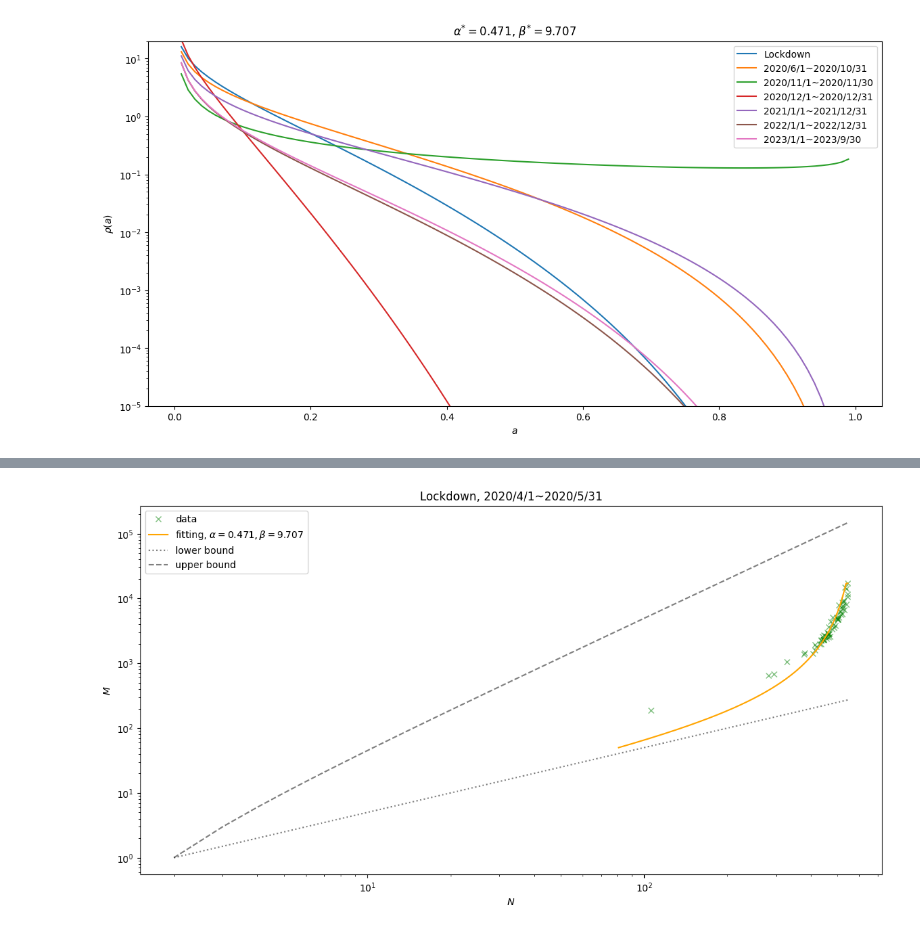
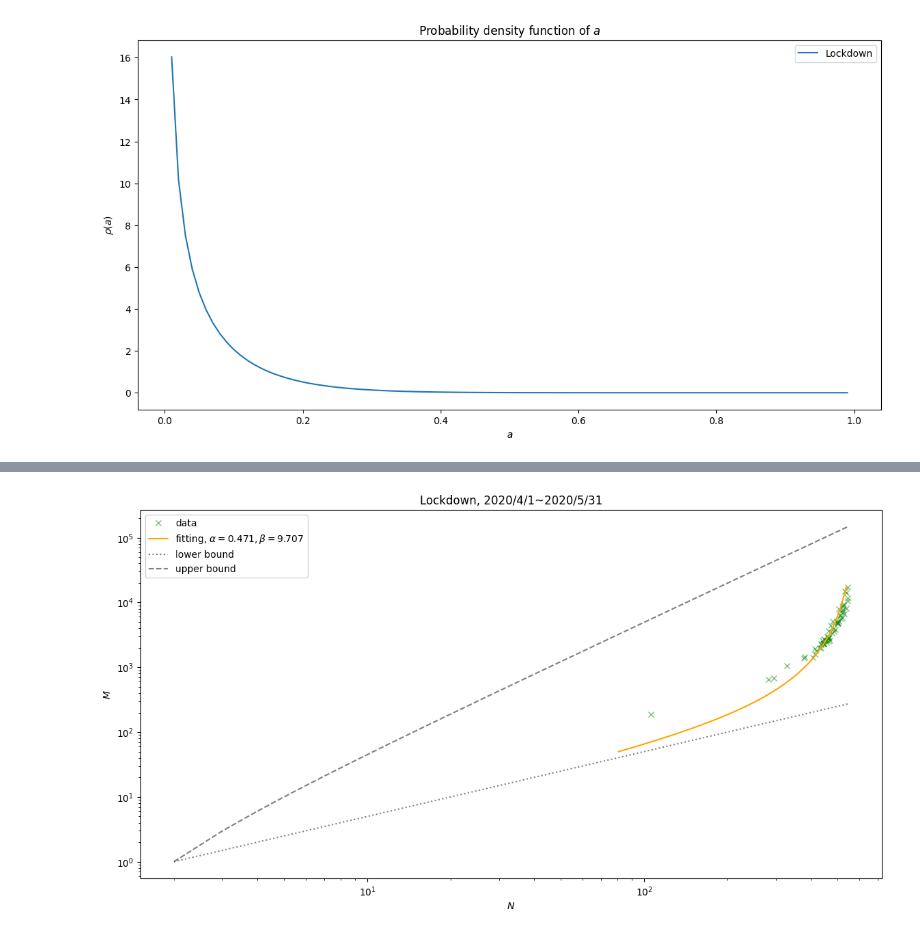
Before and after one commit to yiadka/mobility_scaling, a Jupyter notebook: notebooks/nmscaling.ipynb, the cells around one changed output, grey strips where cells are left out. Cells and saved outputs as stored; diff of their text form; code cells hidden in the pictures.

```diff
--- a/notebooks/nmscaling.ipynb
+++ b/notebooks/nmscaling.ipynb
@@ -100,24 +100,25 @@ label_list = ["Lockdown", "2020/6/1~2020/10/31", "2020/11/1~2020/11/30", "2020/1
 # %%
 a = np.arange(0, 1, 0.01)
 plt.figure(figsize=(14,7))
 plt.plot(a, rho(a, alpha_list[0], beta_list[0]), label=label_list[0])
+"""
 plt.plot(a, rho(a, alpha_list[1], beta_list[1]), label=label_list[1])
 plt.plot(a, rho(a, alpha_list[2], beta_list[2]), label=label_list[2])
 plt.plot(a, rho(a, alpha_list[3], beta_list[3]), label=label_list[3])
 plt.plot(a, rho(a, alpha_list[4], beta_list[4]), label=label_list[4])
 plt.plot(a, rho(a, alpha_list[5], beta_list[5]), label=label_list[5])
 plt.plot(a, rho(a, alpha_list[6], beta_list[6]), label=label_list[6])
-
+"""
 
 plt.xlabel(r"$a$")
 plt.ylabel(r"$\rho(a)$")
-plt.yscale("log")
-plt.ylim(10**(-5), 20)
-plt.title(r"$\alpha^{*}=$"+str(round(alpha_list[0], 3))+r", $\beta^{*}=$"+str(round(beta_list[0], 3)))
+#plt.yscale("log")
+#plt.ylim(10**(-5), 20)
+plt.title(r"Probability density function of $a$")
 plt.legend()
 plt.show()
 # %% [output]
-[figure, old version]
+[figure, new version]
 # %%
 a = np.arange(0, 1, 0.01)
 rho_list = []
```
Also changed, not shown: parts of 5 cells of this notebook, 12 other files.
